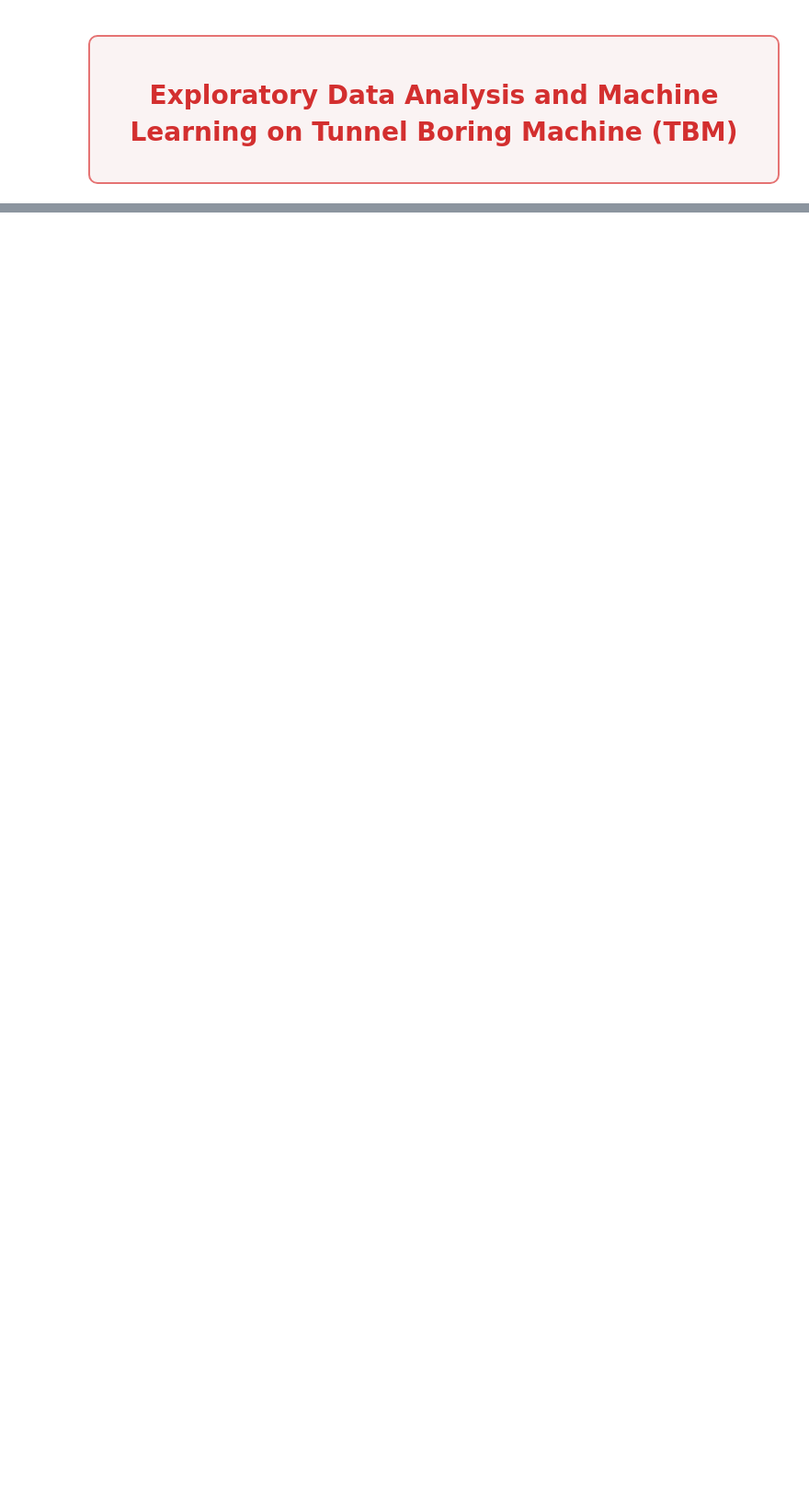
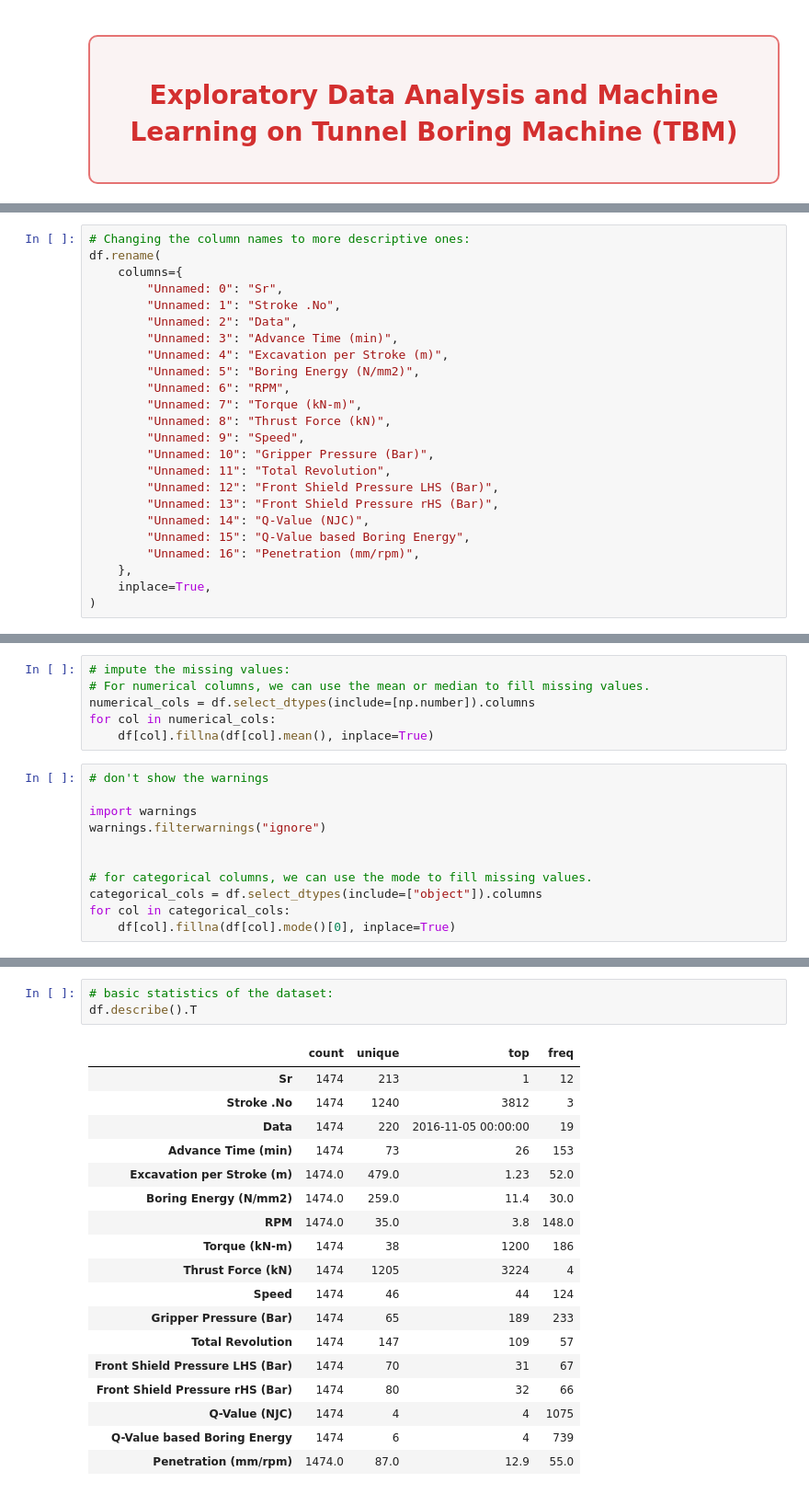
Before and after one commit to misbahkhattak718-pixel/Mentorship-Program--Devsil, a Jupyter notebook: Weekly Mini Projects/Week 6/Tunnal_boring_machine.ipynb, the cells around one changed output, grey strips where cells are left out. Shown at 92% size. Cells and saved outputs as stored; diff of their text form; blank space fills up the shorter version.

```diff
--- a/Weekly Mini Projects/Week 6/Tunnal_boring_machine.ipynb
+++ b/Weekly Mini Projects/Week 6/Tunnal_boring_machine.ipynb
@@ -126,0 +381,24 @@
+# %%
+# Changing the column names to more descriptive ones:
+df.rename(
+    columns={
+        "Unnamed: 0": "Sr",
+        "Unnamed: 1": "Stroke .No",
+        "Unnamed: 2": "Data",
+        "Unnamed: 3": "Advance Time (min)",
+        "Unnamed: 4": "Excavation per Stroke (m)",
+        "Unnamed: 5": "Boring Energy (N/mm2)",
+        "Unnamed: 6": "RPM",
+        "Unnamed: 7": "Torque (kN-m)",
+        "Unnamed: 8": "Thrust Force (kN)",
+        "Unnamed: 9": "Speed",
+        "Unnamed: 10": "Gripper Pressure (Bar)",
+        "Unnamed: 11": "Total Revolution",
+        "Unnamed: 12": "Front Shield Pressure LHS (Bar)",
+        "Unnamed: 13": "Front Shield Pressure rHS (Bar)",
+        "Unnamed: 14": "Q-Value (NJC)",
+        "Unnamed: 15": "Q-Value based Boring Energy",
+        "Unnamed: 16": "Penetration (mm/rpm)",
+    },
+    inplace=True,
+)
@@ -126,0 +443,17 @@
+# %%
+# impute the missing values:
+# For numerical columns, we can use the mean or median to fill missing values.
+numerical_cols = df.select_dtypes(include=[np.number]).columns
+for col in numerical_cols:
+    df[col].fillna(df[col].mean(), inplace=True)
+# %%
+# don't show the warnings
+
+import warnings
+warnings.filterwarnings("ignore")
+
+
+# for categorical columns, we can use the mode to fill missing values.
+categorical_cols = df.select_dtypes(include=["object"]).columns
+for col in categorical_cols:
+    df[col].fillna(df[col].mode()[0], inplace=True)
@@ -126,0 +498,22 @@
+# %%
+# basic statistics of the dataset:
+df.describe().T
+# %% [output]
+|  | count | unique | top | freq |
+| Sr | 1474 | 213 | 1 | 12 |
+| Stroke .No | 1474 | 1240 | 3812 | 3 |
+| Data | 1474 | 220 | 2016-11-05 00:00:00 | 19 |
+| Advance Time (min) | 1474 | 73 | 26 | 153 |
+| Excavation per Stroke (m) | 1474.0 | 479.0 | 1.23 | 52.0 |
+| Boring Energy (N/mm2) | 1474.0 | 259.0 | 11.4 | 30.0 |
+| RPM | 1474.0 | 35.0 | 3.8 | 148.0 |
+| Torque (kN-m) | 1474 | 38 | 1200 | 186 |
+| Thrust Force (kN) | 1474 | 1205 | 3224 | 4 |
+| Speed | 1474 | 46 | 44 | 124 |
+| Gripper Pressure (Bar) | 1474 | 65 | 189 | 233 |
+| Total Revolution | 1474 | 147 | 109 | 57 |
+| Front Shield Pressure LHS (Bar) | 1474 | 70 | 31 | 67 |
+| Front Shield Pressure rHS (Bar) | 1474 | 80 | 32 | 66 |
+| Q-Value (NJC) | 1474 | 4 | 4 | 1075 |
+| Q-Value based Boring Energy | 1474 | 6 | 4 | 739 |
+| Penetration (mm/rpm) | 1474.0 | 87.0 | 12.9 | 55.0 |
```
Also changed, not shown: parts of 32 cells of this notebook, 2 other files.
